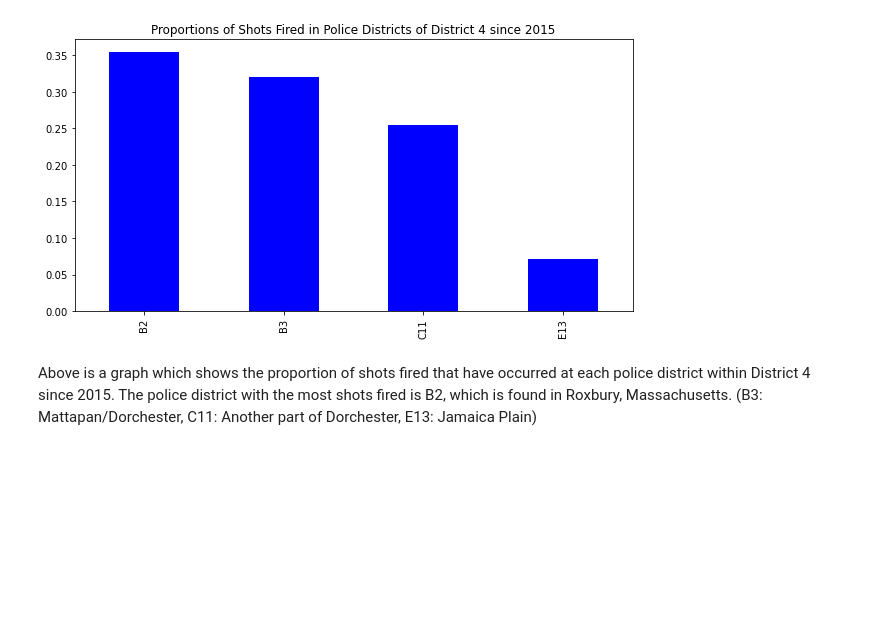
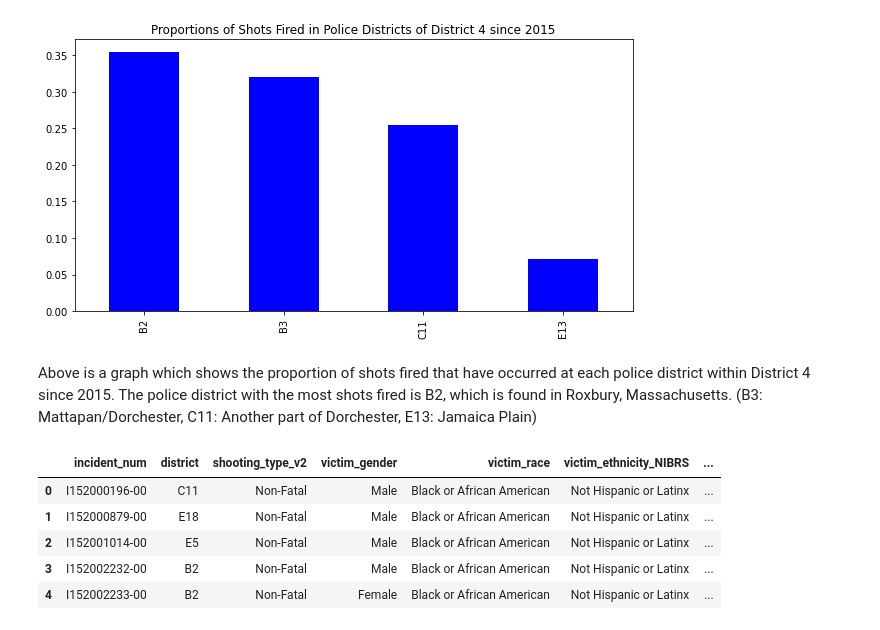
Before and after one commit to BU-Spark/ds-councilor-worrell-gun-violence, a Jupyter notebook: spring23-team-4/deliverables/gun_violence_PatW.ipynb, the cells around one changed output. Cells and saved outputs as stored; diff of their text form; code cells hidden in the pictures; blank space fills up the shorter version.

```diff
--- a/spring23-team-4/deliverables/gun_violence_PatW.ipynb
+++ b/spring23-team-4/deliverables/gun_violence_PatW.ipynb
@@ -164,3 +168,23 @@ Total Percentage: 100.00%
 [figure]
 # %% [markdown]
 Above is a graph which shows the proportion of shots fired that have occurred at each police district within District 4 since 2015. The police district with the most shots fired is B2, which is found in Roxbury, Massachusetts. (B3: Mattapan/Dorchester, C11: Another part of Dorchester, E13: Jamaica Plain)
+# %%
+from datetime import datetime
+
+shooting_df = pd.read_csv("../data/Shootings.csv")
+
+shooting_df['shooting_date'] = pd.to_datetime(shooting_df['shooting_date'])
+
+shooting_df['day_of_week'] = shooting_df['shooting_date'].dt.day_name()
+shooting_df['time_of_day'] = shooting_df['shooting_date'].dt.strftime('%H:%M')
+
+shooting_df.drop('shooting_date', axis=1, inplace=True)
+
+shooting_df.head()
+# %% [output]
+|  | incident_num | district | shooting_type_v2 | victim_gender | victim_race | victim_ethnicity_NIBRS | ... |
+| 0 | I152000196-00 | C11 | Non-Fatal | Male | Black or African American | Not Hispanic or Latinx | ... |
+| 1 | I152000879-00 | E18 | Non-Fatal | Male | Black or African American | Not Hispanic or Latinx | ... |
+| 2 | I152001014-00 | E5 | Non-Fatal | Male | Black or African American | Not Hispanic or Latinx | ... |
+| 3 | I152002232-00 | B2 | Non-Fatal | Male | Black or African American | Not Hispanic or Latinx | ... |
+| 4 | I152002233-00 | B2 | Non-Fatal | Female | Black or African American | Not Hispanic or Latinx | ... |
```
Also changed, not shown: parts of 6 cells of this notebook, 1 other file.
